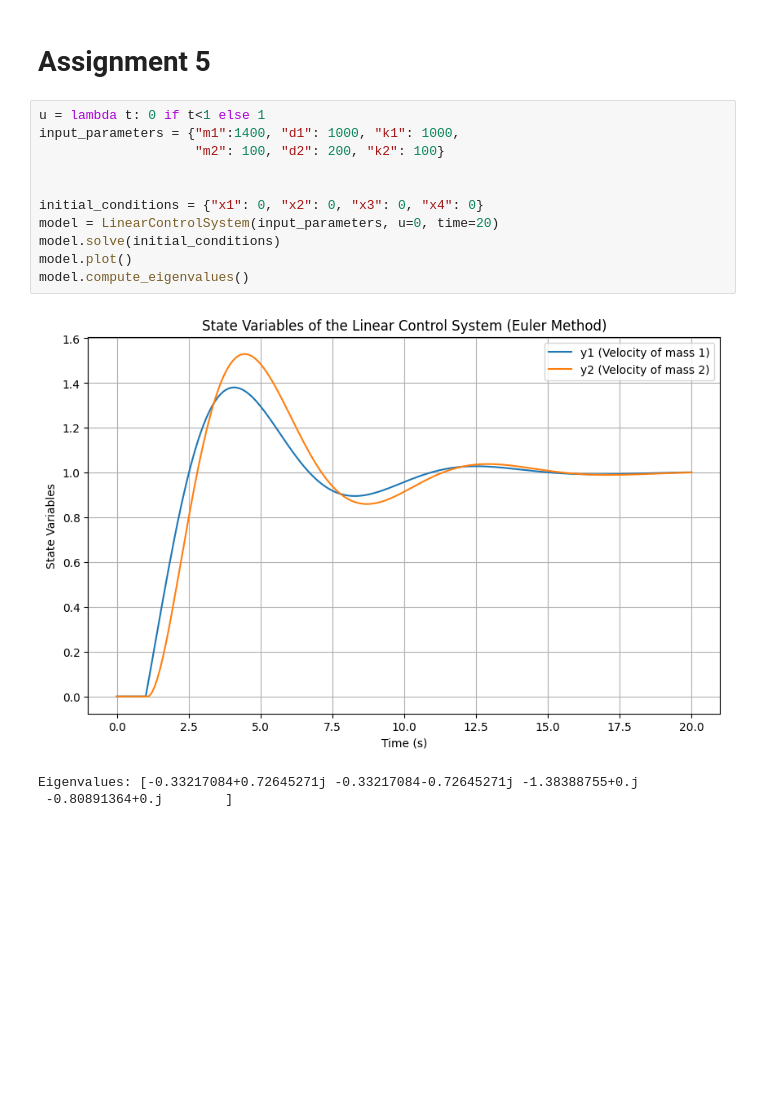
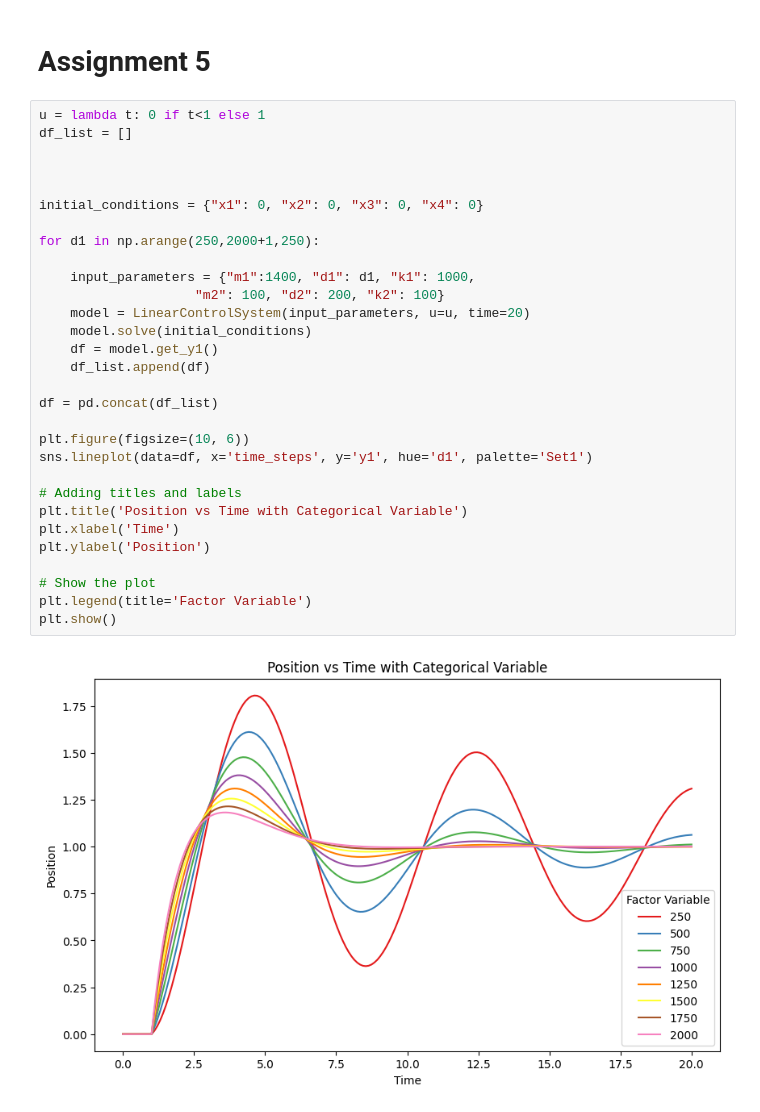
Before and after one commit to FranDeLio/Systems_Theory_Project, a Jupyter notebook: euler_method.ipynb, the cells around one changed output. Cells and saved outputs as stored; diff of their text form; blank space fills up the shorter version.

```diff
--- a/euler_method.ipynb
+++ b/euler_method.ipynb
@@ -109,18 +125,35 @@ Eigenvalues: [-0.33217084+0.72645271j -0.33217084-0.72645271j -1.38388755+0.j
  -0.80891364+0.j        ]
 # %% [markdown]
 # Assignment 5
-# %%
-u = lambda t: 0 if t<1 else 1
-input_parameters = {"m1":1400, "d1": 1000, "k1": 1000,
-                    "m2": 100, "d2": 200, "k2": 100}
-
-
-initial_conditions = {"x1": 0, "x2": 0, "x3": 0, "x4": 0}
-model = LinearControlSystem(input_parameters, u=0, time=20)
-model.solve(initial_conditions)
-model.plot()
-model.compute_eigenvalues()
-# %% [output]
-[figure, removed]
-Eigenvalues: [-0.33217084+0.72645271j -0.33217084-0.72645271j -1.38388755+0.j
- -0.80891364+0.j        ]
+# %%
+u = lambda t: 0 if t<1 else 1
+df_list = []
+
+
+
+initial_conditions = {"x1": 0, "x2": 0, "x3": 0, "x4": 0}
+
+for d1 in np.arange(250,2000+1,250):
+
+    input_parameters = {"m1":1400, "d1": d1, "k1": 1000,
+                    "m2": 100, "d2": 200, "k2": 100}
+    model = LinearControlSystem(input_parameters, u=u, time=20)
+    model.solve(initial_conditions)
+    df = model.get_y1()
+    df_list.append(df)
+
+df = pd.concat(df_list)
+
+plt.figure(figsize=(10, 6))
+sns.lineplot(data=df, x='time_steps', y='y1', hue='d1', palette='Set1')
+
+# Adding titles and labels
+plt.title('Position vs Time with Categorical Variable')
+plt.xlabel('Time')
+plt.ylabel('Position')
+
+# Show the plot
+plt.legend(title='Factor Variable')
+plt.show()
+# %% [output]
+[figure, added]
```
Also changed, not shown: parts of 1 cell of this notebook.
